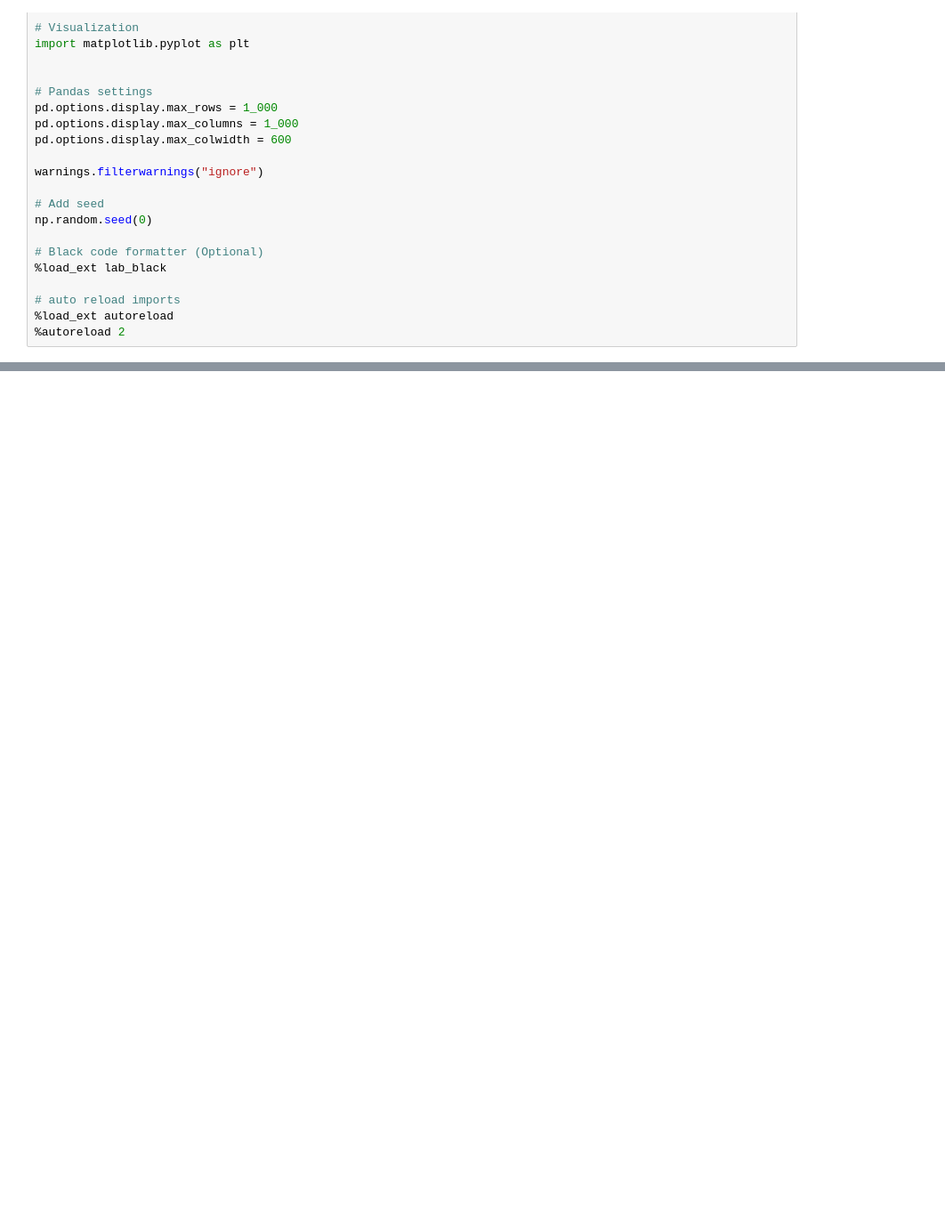
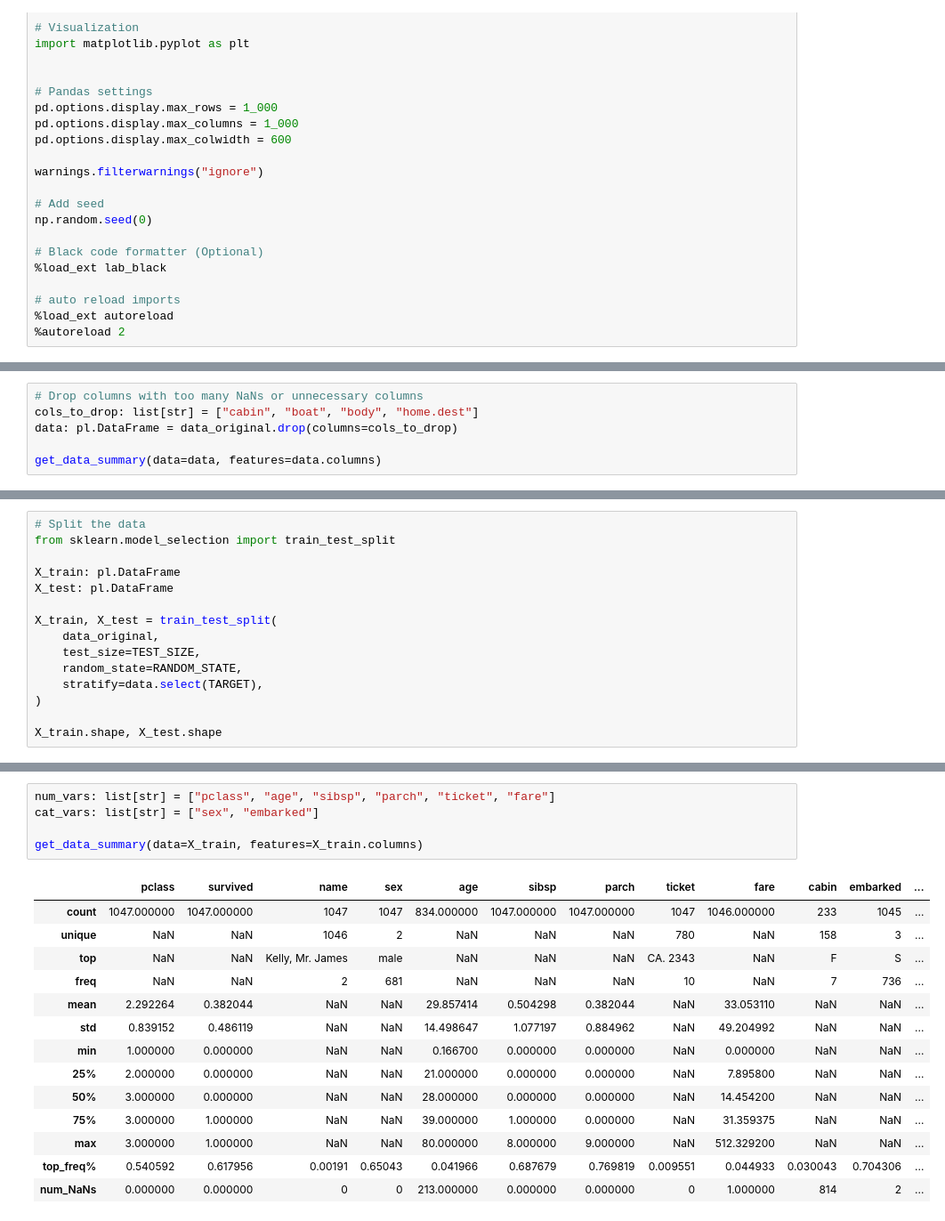
Before and after one commit to chineidu/MLOps_Tutorials, a Jupyter notebook: other_notes/Automations/DVC/lab.ipynb, the cells around one changed output, grey strips where cells are left out. Shown at 89% size. Drawn from its saved outputs; the diff is of its cells as text; blank space fills up the shorter version.

```diff
--- a/other_notes/Automations/DVC/lab.ipynb
+++ b/other_notes/Automations/DVC/lab.ipynb
@@ -47,0 +88,6 @@ np.random.seed(0)
+# %%
+# Drop columns with too many NaNs or unnecessary columns
+cols_to_drop: list[str] = ["cabin", "boat", "body", "home.dest"]
+data: pl.DataFrame = data_original.drop(columns=cols_to_drop)
+
+get_data_summary(data=data, features=data.columns)
@@ -47,0 +154,15 @@ np.random.seed(0)
+# %%
+# Split the data
+from sklearn.model_selection import train_test_split
+
+X_train: pl.DataFrame
+X_test: pl.DataFrame
+
+X_train, X_test = train_test_split(
+    data_original,
+    test_size=TEST_SIZE,
+    random_state=RANDOM_STATE,
+    stratify=data.select(TARGET),
+)
+
+X_train.shape, X_test.shape
@@ -47,0 +221,20 @@ np.random.seed(0)
+# %%
+num_vars: list[str] = ["pclass", "age", "sibsp", "parch", "ticket", "fare"]
+cat_vars: list[str] = ["sex", "embarked"]
+
+get_data_summary(data=X_train, features=X_train.columns)
+# %% [output]
+|  | pclass | survived | name | sex | age | sibsp | parch | ticket | fare | cabin | embarked | ... |
+| count | 1047.000000 | 1047.000000 | 1047 | 1047 | 834.000000 | 1047.000000 | 1047.000000 | 1047 | 1046.000000 | 233 | 1045 | ... |
+| unique | NaN | NaN | 1046 | 2 | NaN | NaN | NaN | 780 | NaN | 158 | 3 | ... |
+| top | NaN | NaN | Kelly, Mr. James | male | NaN | NaN | NaN | CA. 2343 | NaN | F | S | ... |
+| freq | NaN | NaN | 2 | 681 | NaN | NaN | NaN | 10 | NaN | 7 | 736 | ... |
+| mean | 2.292264 | 0.382044 | NaN | NaN | 29.857414 | 0.504298 | 0.382044 | NaN | 33.053110 | NaN | NaN | ... |
+| std | 0.839152 | 0.486119 | NaN | NaN | 14.498647 | 1.077197 | 0.884962 | NaN | 49.204992 | NaN | NaN | ... |
+| min | 1.000000 | 0.000000 | NaN | NaN | 0.166700 | 0.000000 | 0.000000 | NaN | 0.000000 | NaN | NaN | ... |
+| 25% | 2.000000 | 0.000000 | NaN | NaN | 21.000000 | 0.000000 | 0.000000 | NaN | 7.895800 | NaN | NaN | ... |
+| 50% | 3.000000 | 0.000000 | NaN | NaN | 28.000000 | 0.000000 | 0.000000 | NaN | 14.454200 | NaN | NaN | ... |
+| 75% | 3.000000 | 1.000000 | NaN | NaN | 39.000000 | 1.000000 | 0.000000 | NaN | 31.359375 | NaN | NaN | ... |
+| max | 3.000000 | 1.000000 | NaN | NaN | 80.000000 | 8.000000 | 9.000000 | NaN | 512.329200 | NaN | NaN | ... |
+| top_freq% | 0.540592 | 0.617956 | 0.00191 | 0.65043 | 0.041966 | 0.687679 | 0.769819 | 0.009551 | 0.044933 | 0.030043 | 0.704306 | ... |
+| num_NaNs | 0.000000 | 0.000000 | 0 | 0 | 213.000000 | 0.000000 | 0.000000 | 0 | 1.000000 | 814 | 2 | ... |
```
Also changed, not shown: parts of 17 cells of this notebook, 3 other files.
